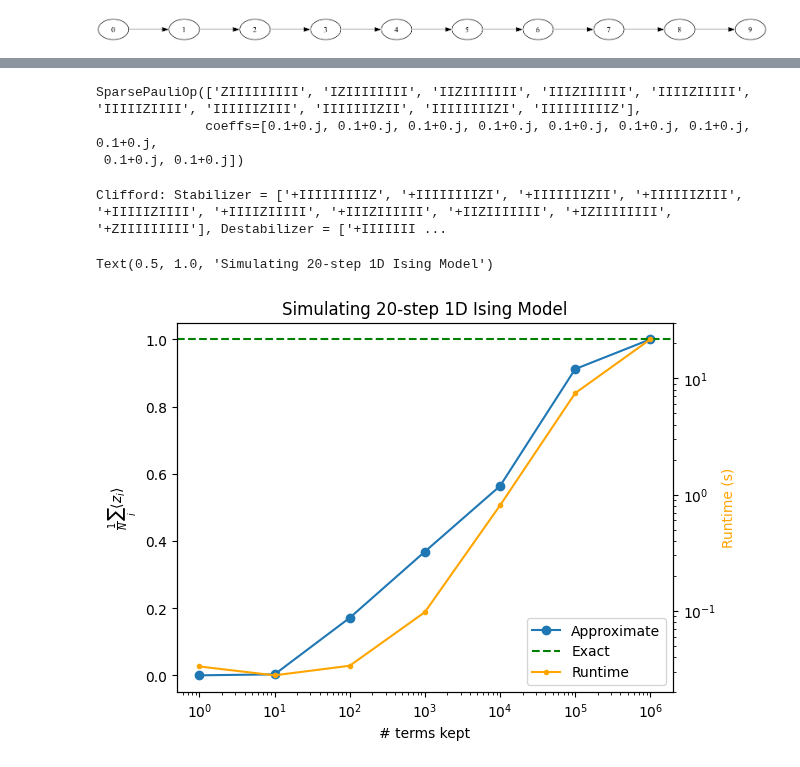
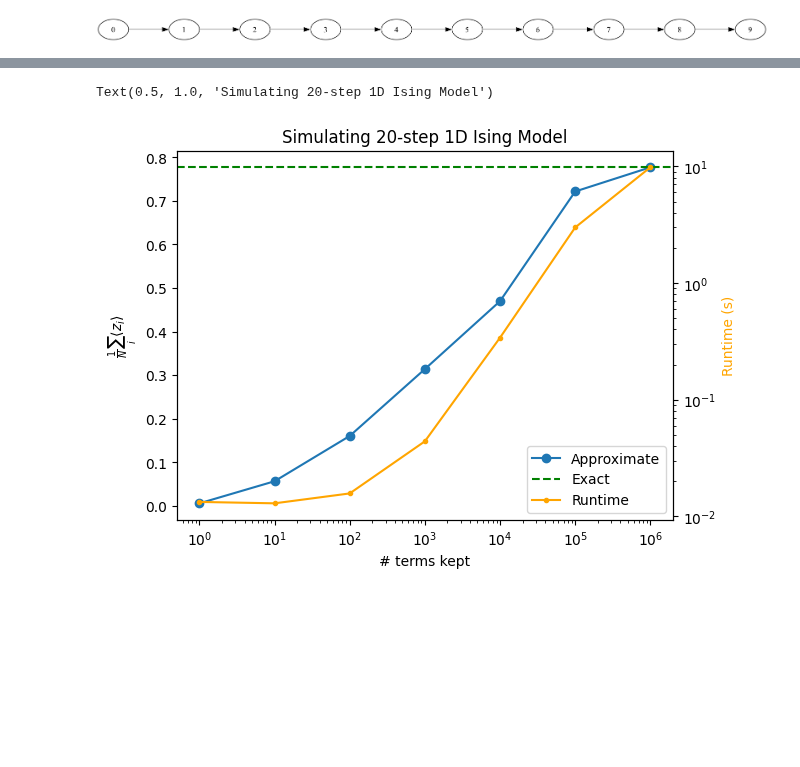
Before and after one commit to Qiskit/pauli-prop, a Jupyter notebook: docs/tutorials/01_classically_estimate_expectation_values.ipynb, the cells around one changed output, grey strips where cells are left out. Cells and saved outputs as stored; diff of their text form; code cells hidden in the pictures; blank space fills up the shorter version.

```diff
--- a/docs/tutorials/01_classically_estimate_expectation_values.ipynb
+++ b/docs/tutorials/01_classically_estimate_expectation_values.ipynb
@@ -22,12 +24,19 @@ graphviz_draw(coupling_map.graph, method="circo")
 # %%
 import numpy as np
 from qiskit import QuantumCircuit
+from qiskit.quantum_info import SparsePauliOp
 
 # Num Trotter steps
 num_steps = 20
 theta_rx = np.pi / 6
 
-# Create Trotter circuits with varying global fields
+# Average single-site magnetization
+observable = (
+    SparsePauliOp(["I" * iq + "Z" + "I" * (num_qubits - iq - 1) for iq in range(num_qubits)])
+    / num_qubits
+)
+
+# Create the Trotter circuit
 circuit = QuantumCircuit(num_qubits)
 edges = coupling_map.get_edges()
 for _ in range(num_steps):
@@ -37,6 +46,5 @@ for _ in range(num_steps):
         circuit.ry(np.pi/2, edge[1])
         circuit.cx(edge[0], edge[1])
         circuit.ry(-np.pi/2, edge[1])
-circuit = circuit.compose(circuit.inverse())
 circuit.draw("mpl", fold=-1)
 # %% [output]
@@ -44,21 +52,2 @@ circuit.draw("mpl", fold=-1)
-# %%
-from qiskit.quantum_info import SparsePauliOp
-
-observable = (
-    SparsePauliOp(["I" * iq + "Z" + "I" * (num_qubits - iq - 1) for iq in range(num_qubits)])
-    / num_qubits
-)
-observable
-# %% [output]
-SparsePauliOp(['ZIIIIIIIII', 'IZIIIIIIII', 'IIZIIIIIII', 'IIIZIIIIII', 'IIIIZIIIII', 'IIIIIZIIII', 'IIIIIIZIII', 'IIIIIIIZII', 'IIIIIIIIZI', 'IIIIIIIIIZ'],
-              coeffs=[0.1+0.j, 0.1+0.j, 0.1+0.j, 0.1+0.j, 0.1+0.j, 0.1+0.j, 0.1+0.j, 0.1+0.j,
- 0.1+0.j, 0.1+0.j])
-# %%
-from pauli_prop import evolve_through_cliffords
-
-cliff, non_cliff = evolve_through_cliffords(circuit)
-print(cliff)
-# %% [output]
-Clifford: Stabilizer = ['+IIIIIIIIIZ', '+IIIIIIIIZI', '+IIIIIIIZII', '+IIIIIIZIII', '+IIIIIZIIII', '+IIIIZIIIII', '+IIIZIIIIII', '+IIZIIIIIII', '+IZIIIIIIII', '+ZIIIIIIIII'], Destabilizer = ['+IIIIIII ...
 # %%
 import time
@@ -75,24 +66,31 @@ for max_terms in max_terms_list:
     approx_evs.append(float(evolved_obs.coeffs[~evolved_obs.paulis.x.any(axis=1)].sum()))
 # %%
 import matplotlib.pyplot as plt
+from qiskit_aer import AerSimulator
+
+sim_circ = circuit.copy()
+sim_circ.save_statevector()
+backend = AerSimulator(method="statevector")
+psi = backend.run(sim_circ).result().data()["statevector"]
+exact_ev = psi.expectation_value(observable)
 
 ax1 = plt.gca()
 ax1.plot(max_terms_list, approx_evs, marker='o', label="Approximate")
-ax1.axhline(1.0, linestyle="--", color="green", label="Exact")
+ax1.axhline(exact_ev, linestyle="--", color="green", label="Exact")
 ax1.set_xscale("log")
 ax1.set_xlabel("# terms kept")
 ax1.set_ylabel(r"$\frac{1}{N} \sum_i \langle z_i \rangle$")
 
 ax2 = ax1.twinx()
 ax2.plot(max_terms_list, durations, marker='.', label="Runtime", color="orange")
 ax2.set_ylabel("Runtime (s)", color="orange")
 ax2.set_yscale("log")
 
 handles1, labels1 = ax1.get_legend_handles_labels()
 handles2, labels2 = ax2.get_legend_handles_labels()
 ax1.legend(handles1 + handles2, labels1 + labels2, loc="lower right")
 
 plt.title(f"Simulating {num_steps}-step 1D Ising Model")
 # %% [output]
 Text(0.5, 1.0, 'Simulating 20-step 1D Ising Model')
-[figure, old version]
+[figure, new version]
```
Also changed, not shown: parts of 3 cells of this notebook, 1 other file.
